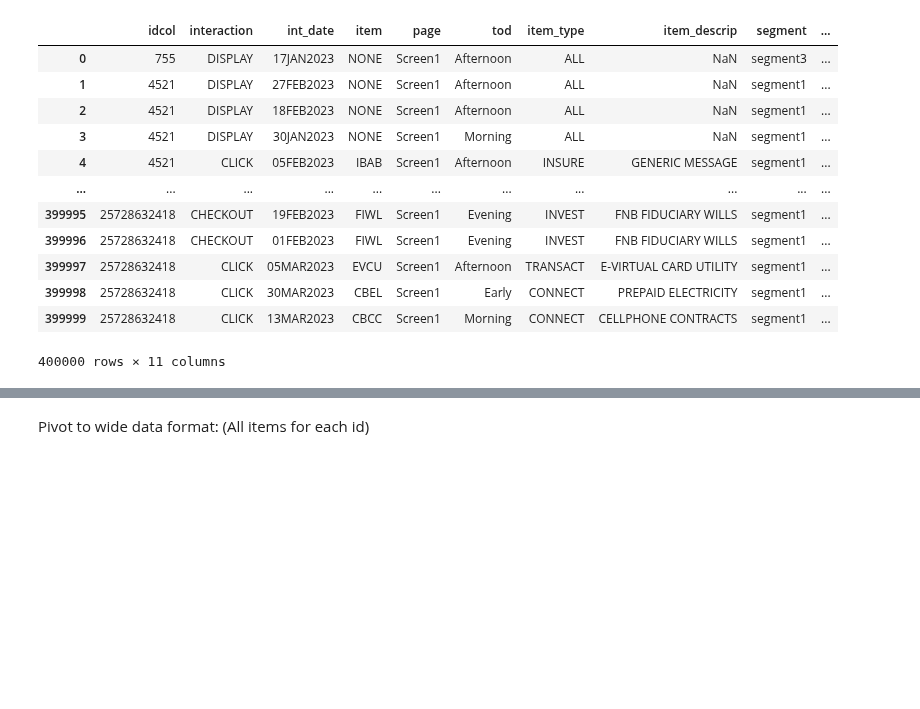
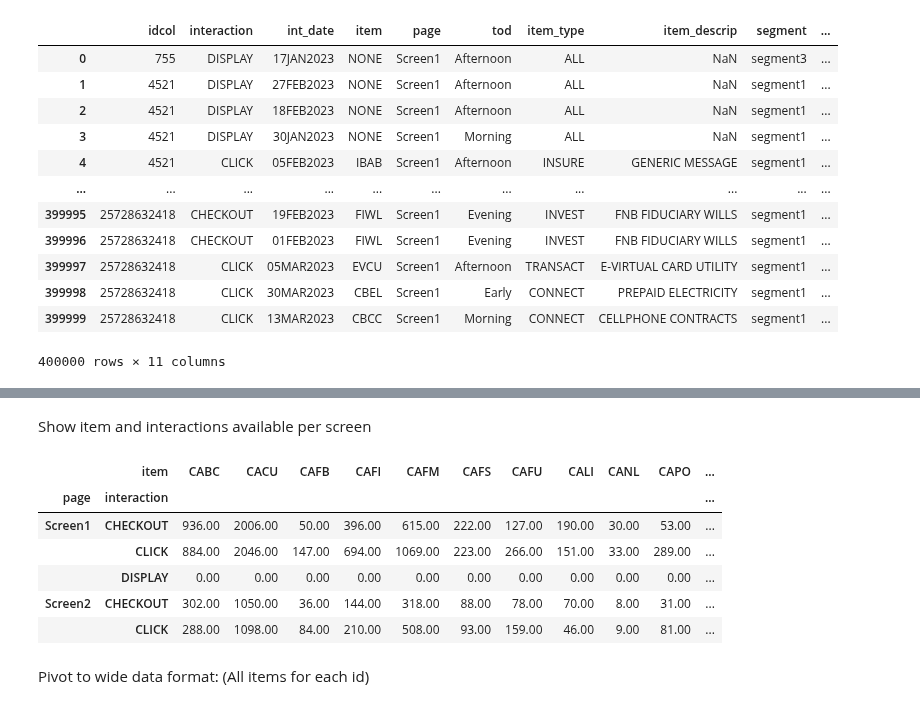
Before and after one commit to lizesteyn/FNBdataquest, a Jupyter notebook: EDA.ipynb, the cells around one changed output, grey strips where cells are left out. Drawn from its saved outputs; the diff is of its cells as text; code cells hidden in the pictures; blank space fills up the shorter version.

```diff
--- a/EDA.ipynb
+++ b/EDA.ipynb
@@ -28,3 +140,40 @@ display(data)
+# %% [markdown]
+Show item and interactions available per screen
+# %%
+# Create a DataFrame for Screen1 and Screen2 interactions
+screen_interactions = pd.DataFrame({
+    'page': ['Screen1', 'Screen1', 'Screen2', 'Screen2'],
+    'item': ['INTERACTION', 'INTERACTION', 'INTERACTION', 'INTERACTION'],
+    'count': [data[data['page'] == 'Screen1']['interaction'].count(), 0,
+              data[data['page'] == 'Screen2']['interaction'].count(), 0]
+})
+
+# Group by 'page', 'interaction', and 'item' and count the occurrences
+interaction_counts = data.groupby(['page', 'interaction', 'item']).size().reset_index(name='count')
+
+# Define a function to apply conditional formatting
+def highlight_max_min(data):
+    # Create an empty DataFrame with the same index and columns as the input DataFrame
+    attr = pd.DataFrame('', index=data.index, columns=data.columns)
+    # Apply styles
+    attr[data == 0] = 'color: red;'
+    max_val = data.max().max()
+    attr[data == max_val] = 'color: green; font-weight: bold;'
+    return attr
+
+# Apply the conditional formatting
+styled_table = interaction_counts.pivot_table(index=['page', 'interaction'], columns='item', values='count', aggfunc='sum', fill_value=0).style.apply(highlight_max_min, axis=None).format('{:.2f}')
+
+# Display the styled table
+styled_table
+# %% [output]
+|  | item | CABC | CACU | CAFB | CAFI | CAFM | CAFS | CAFU | CALI | CANL | CAPO | ... |
+| page | interaction |  |  |  |  |  |  |  |  |  |  | ... |
+| Screen1 | CHECKOUT | 936.00 | 2006.00 | 50.00 | 396.00 | 615.00 | 222.00 | 127.00 | 190.00 | 30.00 | 53.00 | ... |
+|  | CLICK | 884.00 | 2046.00 | 147.00 | 694.00 | 1069.00 | 223.00 | 266.00 | 151.00 | 33.00 | 289.00 | ... |
+|  | DISPLAY | 0.00 | 0.00 | 0.00 | 0.00 | 0.00 | 0.00 | 0.00 | 0.00 | 0.00 | 0.00 | ... |
+| Screen2 | CHECKOUT | 302.00 | 1050.00 | 36.00 | 144.00 | 318.00 | 88.00 | 78.00 | 70.00 | 8.00 | 31.00 | ... |
+|  | CLICK | 288.00 | 1098.00 | 84.00 | 210.00 | 508.00 | 93.00 | 159.00 | 46.00 | 9.00 | 81.00 | ... |
 # %% [markdown]
 Pivot to wide data format: (All items for each id)
 # %%
```
Also changed, not shown: parts of 20 cells of this notebook.
